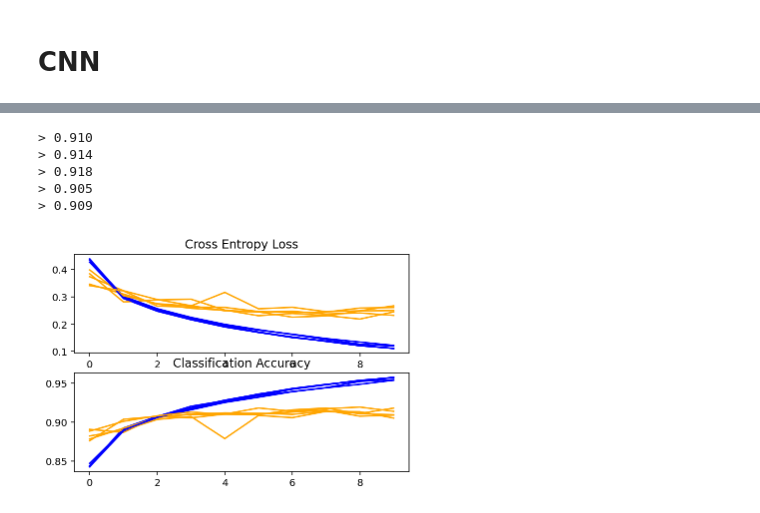
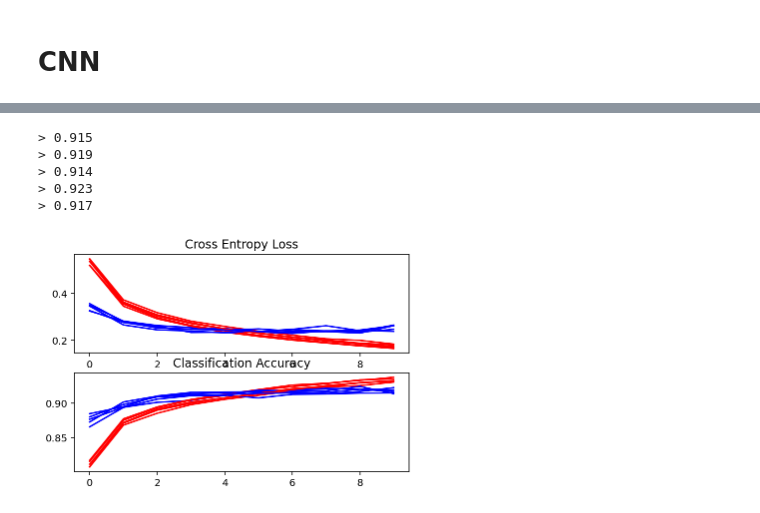
Before and after one commit to naveedw/Deeplearning, a Jupyter notebook: Fashion-MNIST.ipynb, the cells around one changed output, grey strips where cells are left out. Drawn from its saved outputs; the diff is of its cells as text; code cells hidden in the pictures.

```diff
--- a/Fashion-MNIST.ipynb
+++ b/Fashion-MNIST.ipynb
@@ -114,0 +148,5 @@ First 5 training lables as one-hot encoded vectors:
+# %%
+#model = build_basic_model()
+#model = build_dropout_model()
+model = build_basic_model()
+model.summary()
@@ -239,4 +355,7 @@ from matplotlib import pyplot
 # %%
+# opt ='adam' > opt = SGD(lr=0.01)
+
+
 # load train and test dataset
 def load_dataset():
 	# load dataset
@@ -270,8 +389,8 @@ def define_model():
 	model.add(Dense(100, activation='relu'))
 	model.add(Dense(10, activation='softmax'))
 	# compile model
-	opt = SGD(lr=0.01)
-	model.compile(optimizer=opt, loss='categorical_crossentropy', metrics=['accuracy'])
+	#opt = Adam(lr=0.0001)
+	model.compile(optimizer='adam', loss='categorical_crossentropy', metrics=['accuracy'])
 	return model
 
 # evaluate a model using k-fold cross-validation
@@ -301,13 +420,13 @@ def summarize_diagnostics(histories):
 		# plot loss
 		pyplot.subplot(211)
 		pyplot.title('Cross Entropy Loss')
-		pyplot.plot(histories[i].history['loss'], color='blue', label='train')
-		pyplot.plot(histories[i].history['val_loss'], color='orange', label='test')
+		pyplot.plot(histories[i].history['loss'], color='red', label='train')
+		pyplot.plot(histories[i].history['val_loss'], color='blue', label='test')
 		# plot accuracy
 		pyplot.subplot(212)
 		pyplot.title('Classification Accuracy')
-		pyplot.plot(histories[i].history['accuracy'], color='blue', label='train')
-		pyplot.plot(histories[i].history['val_accuracy'], color='orange', label='test')
+		pyplot.plot(histories[i].history['accuracy'], color='red', label='train')
+		pyplot.plot(histories[i].history['val_accuracy'], color='blue', label='test')
 	pyplot.show()
 
 
@@ -434,7 +750,5 @@ run_test_harness()
 # %%
-# although the score gets higher, but curve of ['val_loss'] shows overfitting, because parameters much more than traing data
-
-# so add dropout layer model.add(Dropout(0.5)) #
+# epochs=10, batch_size=32 ---> epochs=10, batch_size=16, not suitable too slow !!
 
 # load train and test dataset
 def load_dataset():
@@ -461,17 +775,17 @@ def prep_pixels(train, test):
 
 # define cnn model
 def define_model():
-	model = Sequential()
-	model.add(Conv2D(32, (3, 3), padding='same', activation='relu', input_shape=(28, 28, 1)))
-	model.add(MaxPooling2D(2, 2))
-	model.add(Conv2D(16, (3, 3), activation = 'relu', padding='same'))
-	model.add(Flatten())
-	model.add(Dense(100, activation='relu'))
-	model.add(Dropout(0.5))
-	model.add(Dense(10, activation='softmax'))
+  model = Sequential()
+  model.add(Conv2D(32, (3, 3), padding='same', activation='relu', input_shape=(28, 28, 1)))
+  model.add(MaxPooling2D(2, 2))
+  model.add(Conv2D(16, (3, 3), activation = 'relu', padding='same'))
+  model.add(Flatten())
+  model.add(Dense(100, activation='relu'))
+  model.add(Dropout(0.5))
+  model.add(Dense(10, activation='softmax'))
 	# compile model
-	model.compile(optimizer='adam', loss='categorical_crossentropy', metrics=['accuracy'])
-	return model
+  model.compile(optimizer='adam', loss='categorical_crossentropy', metrics=['accuracy'])
+  return model
 
 # evaluate a model using k-fold cross-validation
 def evaluate_model(dataX, dataY, n_folds=5):
@@ -485,7 +799,7 @@ def evaluate_model(dataX, dataY, n_folds=5):
 		# select rows for train and test
 		trainX, trainY, testX, testY = dataX[train_ix], dataY[train_ix], dataX[test_ix], dataY[test_ix]
 		# fit model
-		history = model.fit(trainX, trainY, epochs=10, batch_size=32, validation_data=(testX, testY), verbose=0)
+		history = model.fit(trainX, trainY, epochs=10, batch_size=16, validation_data=(testX, testY), verbose=0)
 		# evaluate model
 		_, acc = model.evaluate(testX, testY, verbose=0)
 		print('> %.3f' % (acc))
@@ -495,39 +809,39 @@ def evaluate_model(dataX, dataY, n_folds=5):
 	return scores, histories
 
 # plot diagnostic learning curves
 def summarize_diagnostics(histories):
 	for i in range(len(histories)):
 		# plot loss
 		pyplot.subplot(211)
 		pyplot.title('Cross Entropy Loss')
-		pyplot.plot(histories[i].history['loss'], color='blue', label='train')
-		pyplot.plot(histories[i].history['val_loss'], color='orange', label='test')
+		pyplot.plot(histories[i].history['loss'], color='red', label='train')
+		pyplot.plot(histories[i].history['val_loss'], color='blue', label='test')
 		# plot accuracy
 		pyplot.subplot(212)
 		pyplot.title('Classification Accuracy')
-		pyplot.plot(histories[i].history['accuracy'], color='blue', label='train')
-		pyplot.plot(histories[i].history['val_accuracy'], color='orange', label='test')
+		pyplot.plot(histories[i].history['accuracy'], color='red', label='train')
+		pyplot.plot(histories[i].history['val_accuracy'], color='blue', label='test')
 	pyplot.show()
 
 
  # run the test harness for evaluating a model
 def run_test_harness():
 	# load dataset
 	trainX, trainY, testX, testY = load_dataset()
 	# prepare pixel data
 	trainX, testX = prep_pixels(trainX, testX)
 	# evaluate model
 	scores, histories = evaluate_model(trainX, trainY)
 	# learning curves
 	summarize_diagnostics(histories)
 
 
 # entry point, run the test harness
 run_test_harness()
 # %% [output]
-> 0.910
+> 0.915
+> 0.919
 > 0.914
-> 0.918
-> 0.905
-> 0.909
+> 0.923
+> 0.917
-[figure, old version]
+[figure, new version]
```
Also changed, not shown: parts of 22 cells of this notebook.
